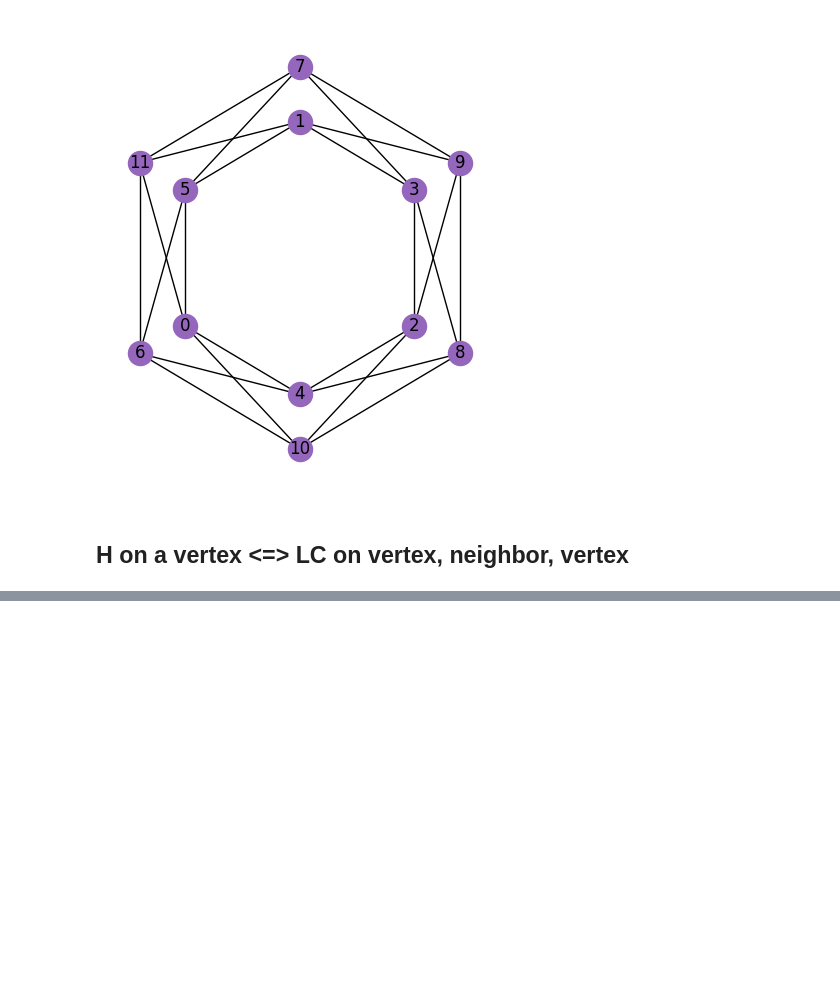
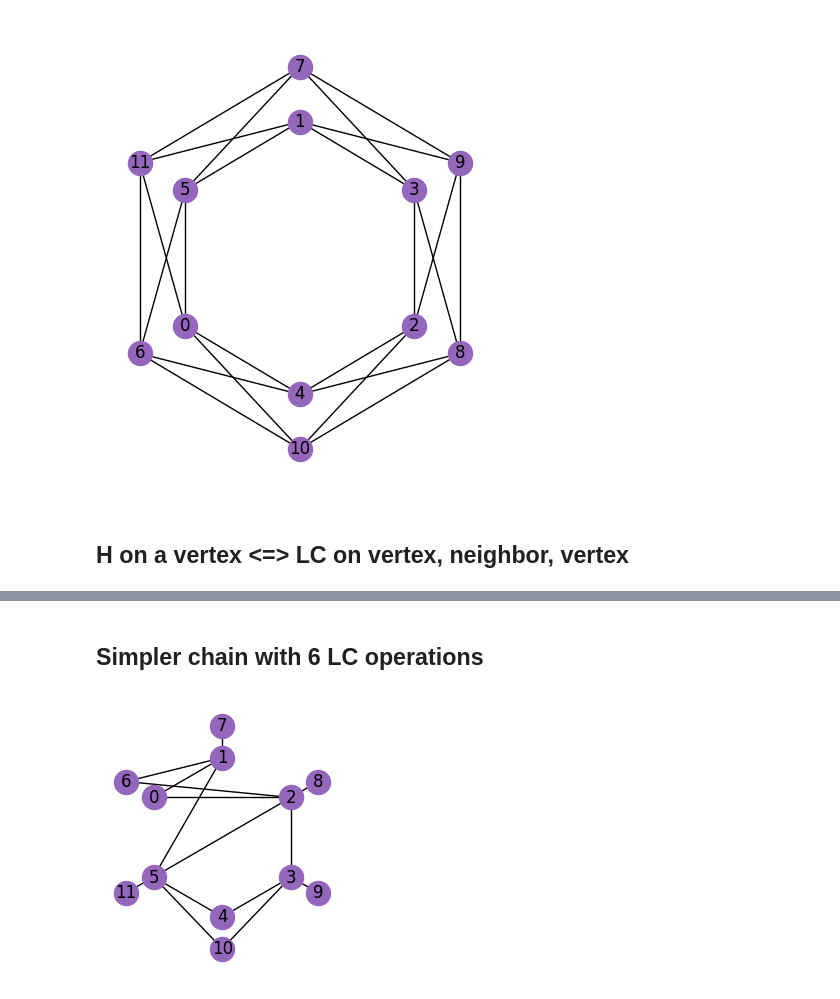
Before and after one commit to roseopicta/shor_encoded_ring, a Jupyter notebook: shor_encoded_ring_LC.ipynb, the cells around one changed output, grey strips where cells are left out. Saved outputs shown, nothing was run; the diff lists cells and outputs as text; code cells hidden in the pictures; blank space fills up the shorter version.

```diff
--- a/shor_encoded_ring_LC.ipynb
+++ b/shor_encoded_ring_LC.ipynb
@@ -203,0 +211,6 @@ draw_graph(hadamard_with_3xLC(G, [0, 2, 3, 5]), rings_12_permuted)
+# %% [markdown]
+## Simpler chain with 6 LC operations
+# %%
+draw_graph(local_complementation_multiple(G, [0, 1, 0]), rings_12, size=(3, 3.5))
+# %% [output]
+[figure, added]
```
Also changed, not shown: parts of 2 cells of this notebook.
